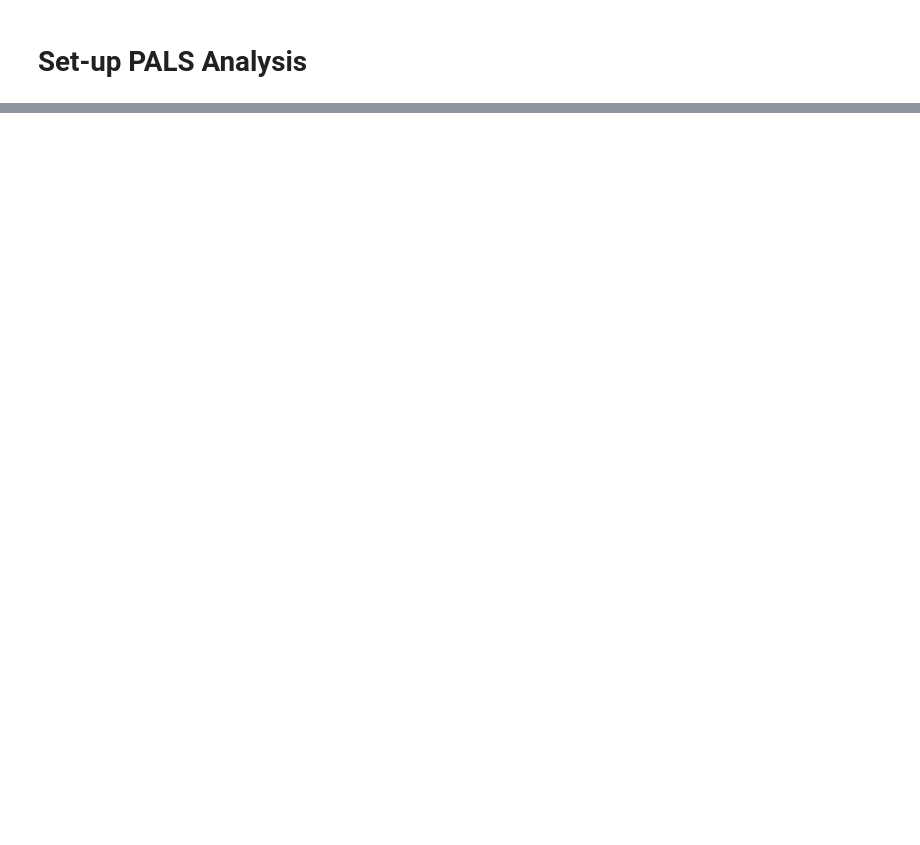
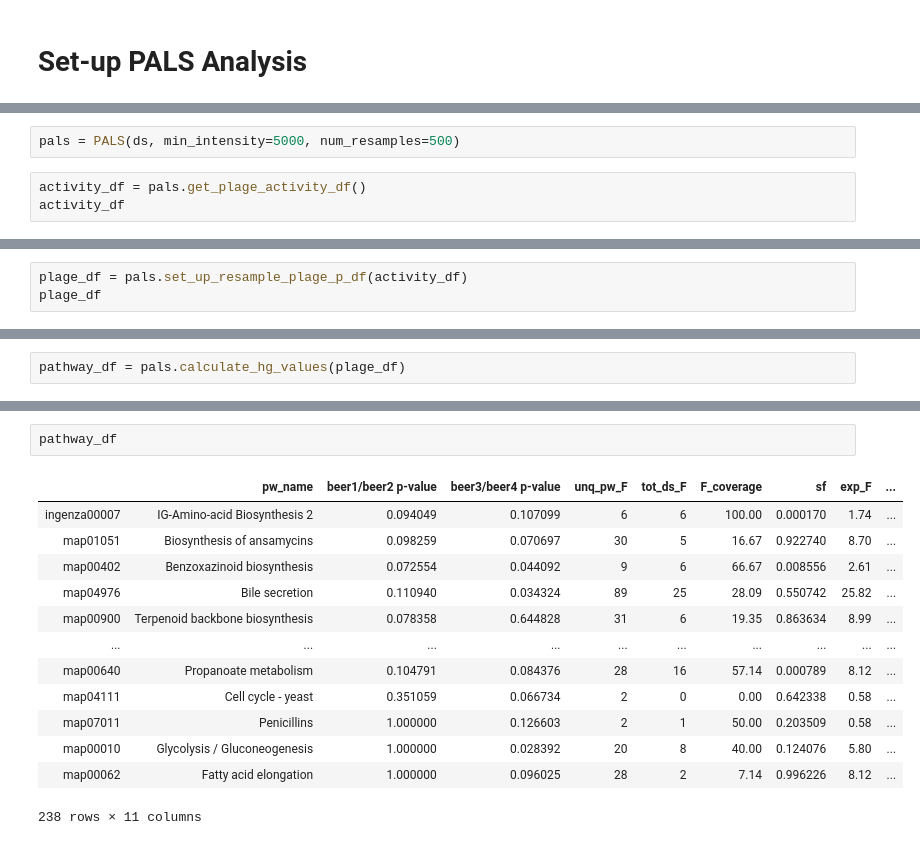
Before and after one commit to glasgowcompbio/PALS, a Jupyter notebook: notebooks/pals_demo.ipynb, the cells around one changed output, grey strips where cells are left out. Drawn from its saved outputs; the diff is of its cells as text; blank space fills up the shorter version.

```diff
--- a/notebooks/pals_demo.ipynb
+++ b/notebooks/pals_demo.ipynb
@@ -77,0 +107,5 @@ display(pw_df.head(5))
+# %%
+pals = PALS(ds, min_intensity=5000, num_resamples=500)
+# %%
+activity_df = pals.get_plage_activity_df()
+activity_df
@@ -77,0 +131,3 @@ display(pw_df.head(5))
+# %%
+plage_df = pals.set_up_resample_plage_p_df(activity_df)
+plage_df
@@ -77,0 +165,2 @@ display(pw_df.head(5))
+# %%
+pathway_df = pals.calculate_hg_values(plage_df)
@@ -77,0 +170,16 @@ display(pw_df.head(5))
+# %%
+pathway_df
+# %% [output]
+|  | pw_name | beer1/beer2 p-value | beer3/beer4 p-value | unq_pw_F | tot_ds_F | F_coverage | sf | exp_F | ... |
+| ingenza00007 | IG-Amino-acid Biosynthesis 2 | 0.094049 | 0.107099 | 6 | 6 | 100.00 | 0.000170 | 1.74 | ... |
+| map01051 | Biosynthesis of ansamycins | 0.098259 | 0.070697 | 30 | 5 | 16.67 | 0.922740 | 8.70 | ... |
+| map00402 | Benzoxazinoid biosynthesis | 0.072554 | 0.044092 | 9 | 6 | 66.67 | 0.008556 | 2.61 | ... |
+| map04976 | Bile secretion | 0.110940 | 0.034324 | 89 | 25 | 28.09 | 0.550742 | 25.82 | ... |
+| map00900 | Terpenoid backbone biosynthesis | 0.078358 | 0.644828 | 31 | 6 | 19.35 | 0.863634 | 8.99 | ... |
+| ... | ... | ... | ... | ... | ... | ... | ... | ... | ... |
+| map00640 | Propanoate metabolism | 0.104791 | 0.084376 | 28 | 16 | 57.14 | 0.000789 | 8.12 | ... |
+| map04111 | Cell cycle - yeast | 0.351059 | 0.066734 | 2 | 0 | 0.00 | 0.642338 | 0.58 | ... |
+| map07011 | Penicillins | 1.000000 | 0.126603 | 2 | 1 | 50.00 | 0.203509 | 0.58 | ... |
+| map00010 | Glycolysis / Gluconeogenesis | 1.000000 | 0.028392 | 20 | 8 | 40.00 | 0.124076 | 5.80 | ... |
+| map00062 | Fatty acid elongation | 1.000000 | 0.096025 | 28 | 2 | 7.14 | 0.996226 | 8.12 | ... |
+238 rows × 11 columns
```
Also changed, not shown: parts of 29 cells of this notebook, 8 other files.
